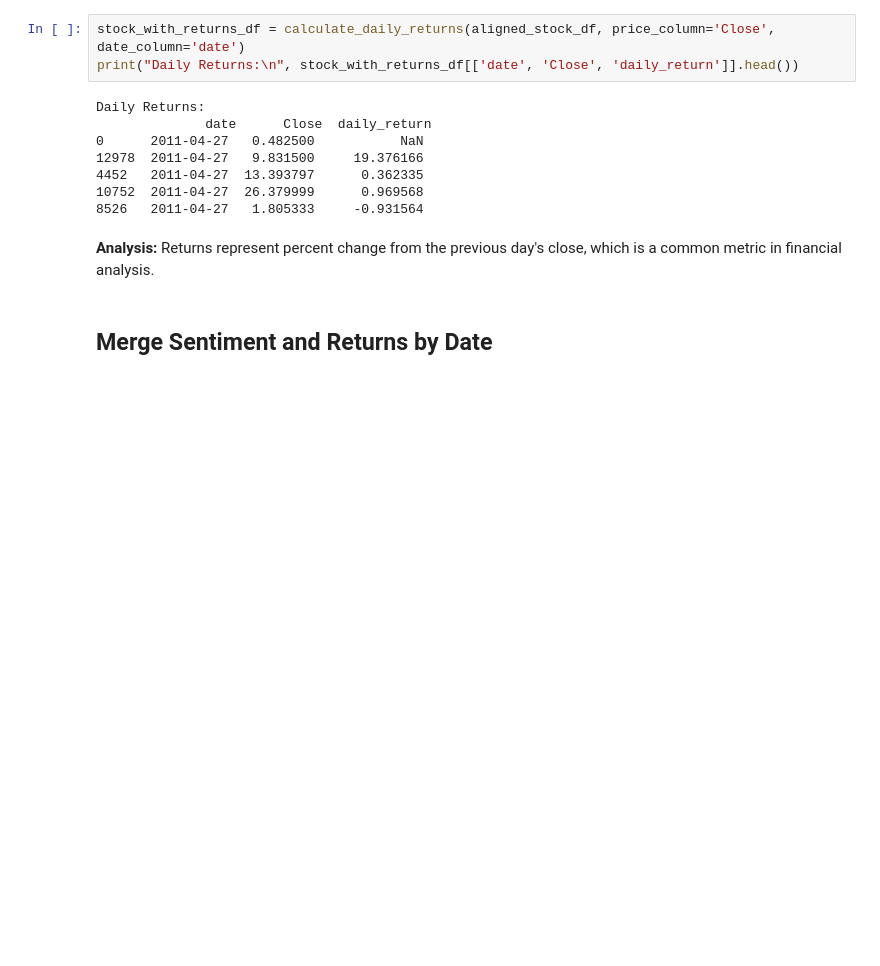
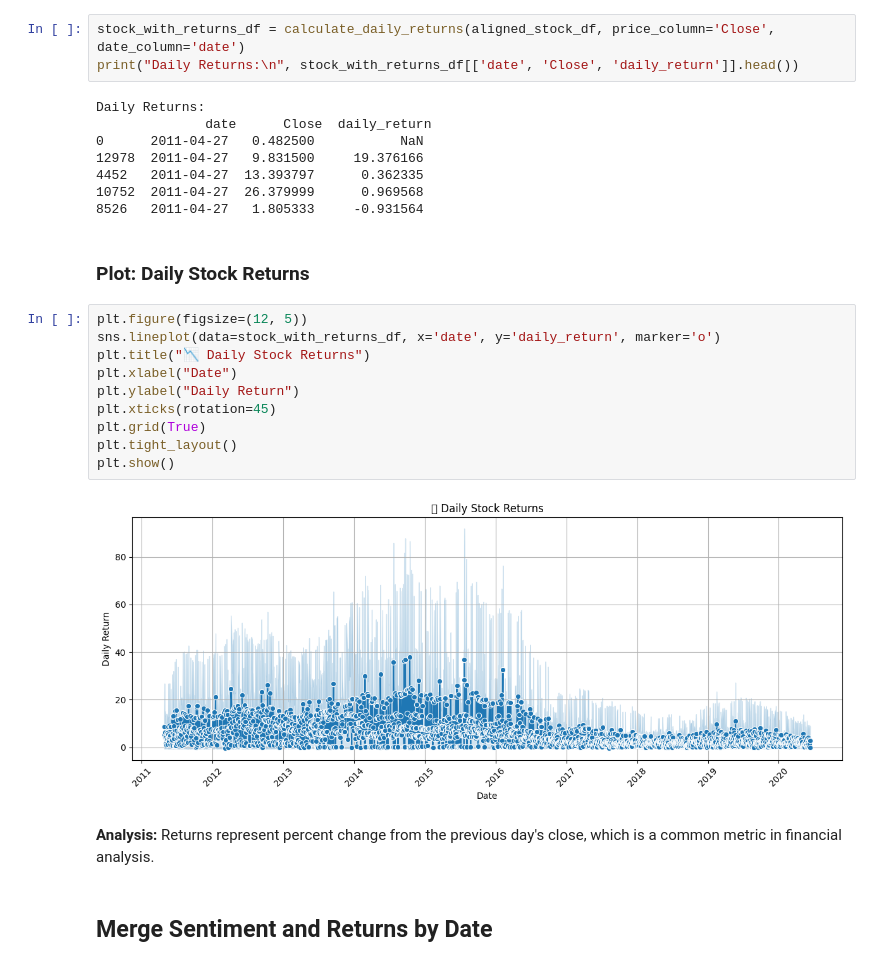
Before and after one commit to michaWorku/news-sentiment-stock-analysis, a Jupyter notebook: notebooks/correlation_analysis.ipynb, the cells around one changed output. Drawn from its saved outputs; the diff is of its cells as text; blank space fills up the shorter version.

```diff
--- a/notebooks/correlation_analysis.ipynb
+++ b/notebooks/correlation_analysis.ipynb
@@ -112,6 +128,20 @@ Daily Returns:
 4452   2011-04-27  13.393797      0.362335
 10752  2011-04-27  26.379999      0.969568
 8526   2011-04-27   1.805333     -0.931564
+# %% [markdown]
+### Plot: Daily Stock Returns
+# %%
+plt.figure(figsize=(12, 5))
+sns.lineplot(data=stock_with_returns_df, x='date', y='daily_return', marker='o')
+plt.title("📉 Daily Stock Returns")
+plt.xlabel("Date")
+plt.ylabel("Daily Return")
+plt.xticks(rotation=45)
+plt.grid(True)
+plt.tight_layout()
+plt.show()
+# %% [output]
+[figure, added]
 # %% [markdown]
 **Analysis:** Returns represent percent change from the previous day's close, which is a common metric in financial analysis.
 # %% [markdown]
```
Also changed, not shown: parts of 8 cells of this notebook.
